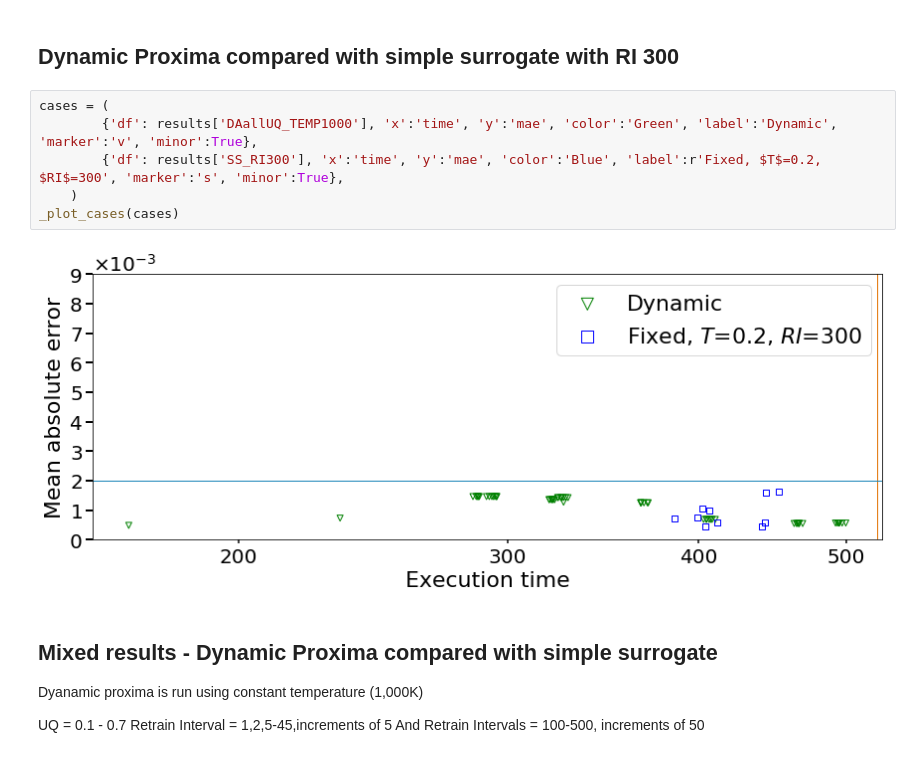
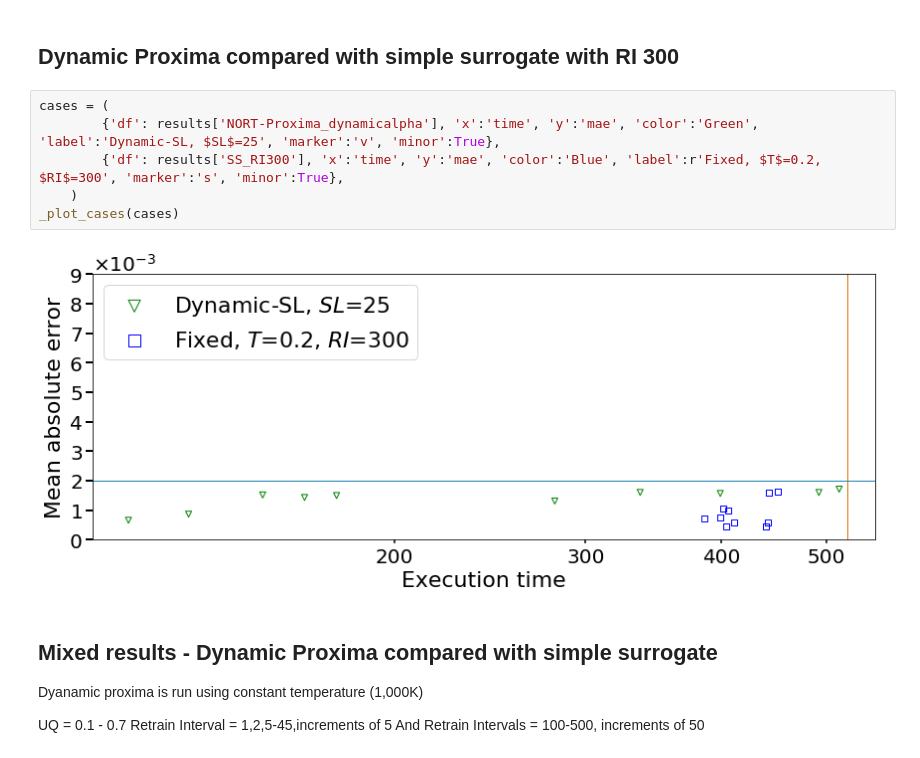
Before and after one commit to YulianaGomez/proxima_analysis, a Jupyter notebook: notebooks/Integrated.ipynb, the cells around one changed output. Drawn from its saved outputs; the diff is of its cells as text.

Commit message:
updated scatter plots

```diff
--- a/notebooks/Integrated.ipynb
+++ b/notebooks/Integrated.ipynb
@@ -394,12 +394,12 @@ _plot_cases(cases)
 ## Dynamic Proxima compared with simple surrogate with RI 300
 # %%
 cases = (
-        {'df': results['DAallUQ_TEMP1000'], 'x':'time', 'y':'mae', 'color':'Green', 'label':'Dynamic', 'marker':'v', 'minor':True},
+        {'df': results['NORT-Proxima_dynamicalpha'], 'x':'time', 'y':'mae', 'color':'Green', 'label':'Dynamic-SL, $SL$=25', 'marker':'v', 'minor':True},
         {'df': results['SS_RI300'], 'x':'time', 'y':'mae', 'color':'Blue', 'label':r'Fixed, $T$=0.2, $RI$=300', 'marker':'s', 'minor':True},
     )
 _plot_cases(cases)
 # %% [output]
-[figure, old version]
+[figure, new version]
 # %% [markdown]
 ## Mixed results  - Dynamic Proxima compared with simple surrogate
 Dyanamic proxima is run using constant temperature (1,000K)
```
Also changed, not shown: parts of 5 cells of this notebook.
